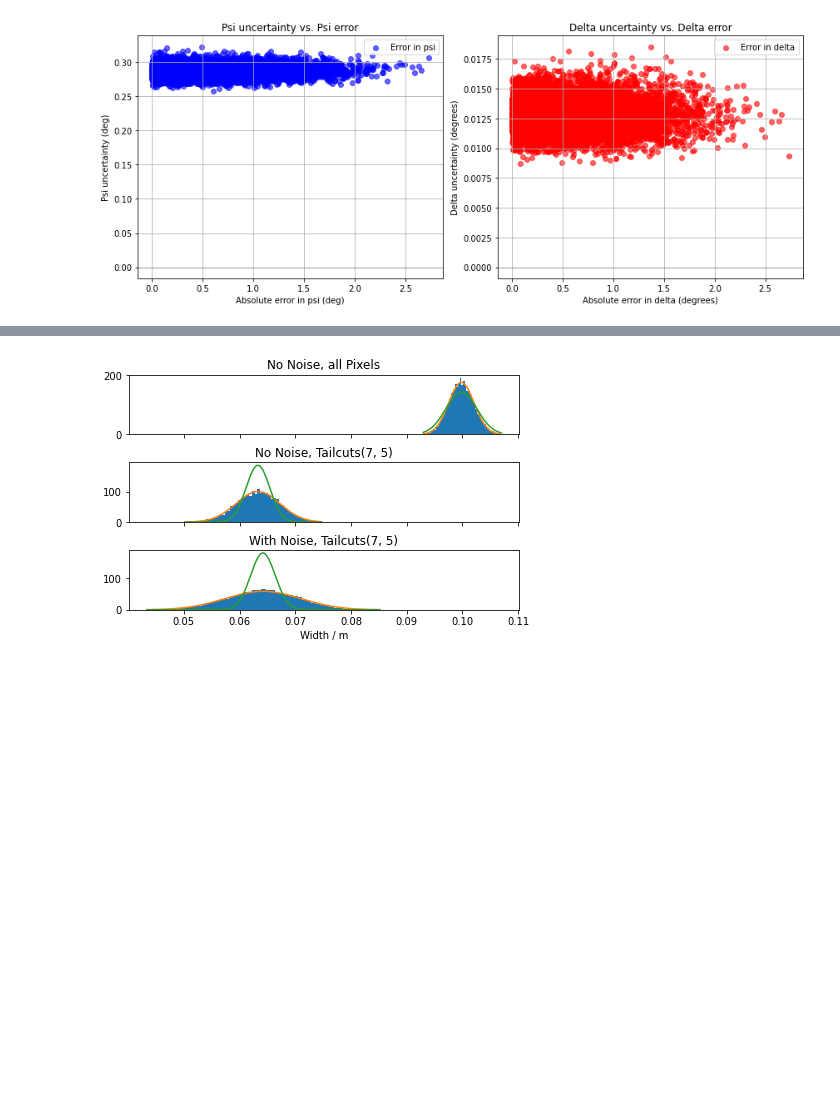
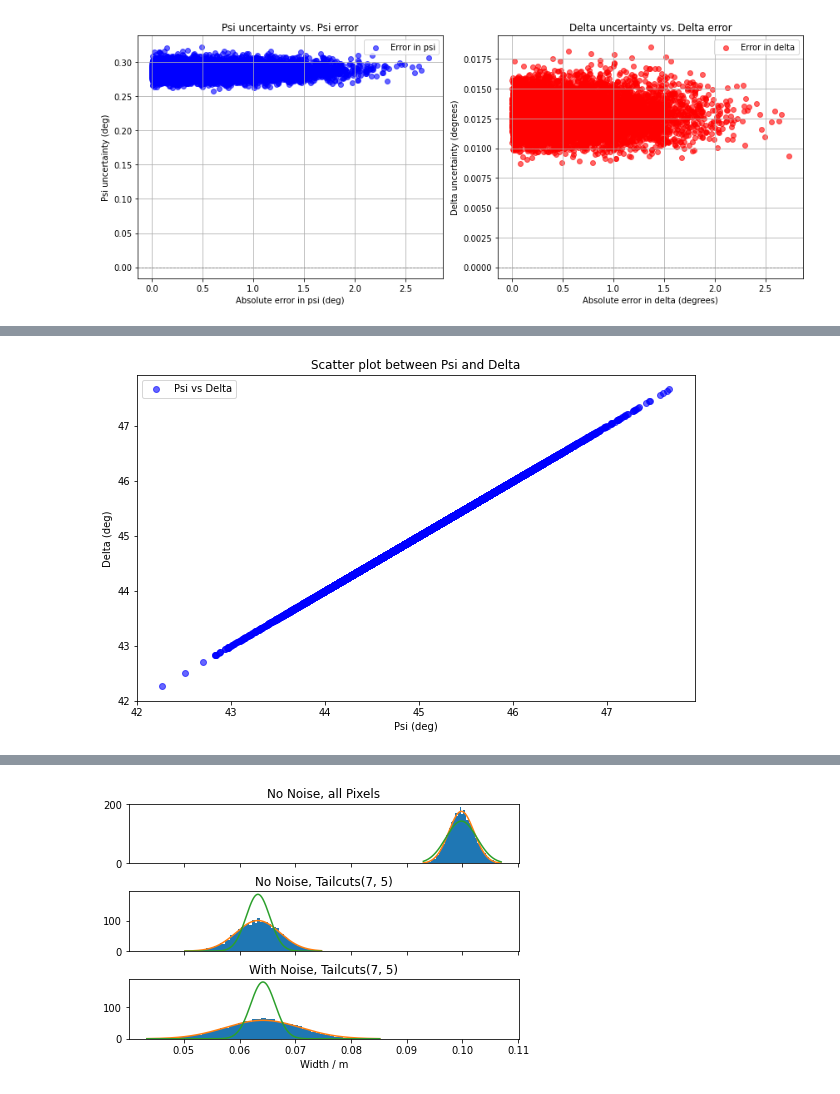
Before and after one commit to andres-baquero/hillas_ucertainties, a Jupyter notebook: psi_delta_unser_evaluation-github.ipynb, the cells around one changed output, grey strips where cells are left out. Saved outputs shown, nothing was run; the diff lists cells and outputs as text; code cells hidden in the pictures; blank space fills up the shorter version.

```diff
--- a/psi_delta_unser_evaluation-github.ipynb
+++ b/psi_delta_unser_evaluation-github.ipynb
@@ -1488,0 +1543,28 @@ plt.show()
+# %%
+import numpy as np
+import matplotlib.pyplot as plt
+
+# Extraer los valores de `psi` y `deltha`
+psi = np.array([t.psi.to_value(u.deg) for t in trials_no_noise_no_cleaning if t is not None])
+deltha = np.array([t.deltha.to_value(u.deg) for t in trials_no_noise_no_cleaning if t is not None])
+
+# Filtrar los valores NaN o infinitos para ambos
+valid_psi = np.isfinite(psi)
+valid_deltha = np.isfinite(deltha)
+valid = valid_psi & valid_deltha
+
+psi = psi[valid]
+deltha = deltha[valid]
+4
+if psi.size == 0 or deltha.size == 0:
+    print("No valid values to plot.")
+else:
+    plt.figure(figsize=(10, 6))
+    plt.scatter(psi, deltha, alpha=0.6, color='b', label="Psi vs Delta")
+    plt.title("Scatter plot between Psi and Delta")
+    plt.xlabel("Psi (deg)")
+    plt.ylabel("Delta (deg)")
+    plt.legend()
+    plt.show()
+# %% [output]
+[figure, added]
```
Also changed, not shown: parts of 3 cells of this notebook.
